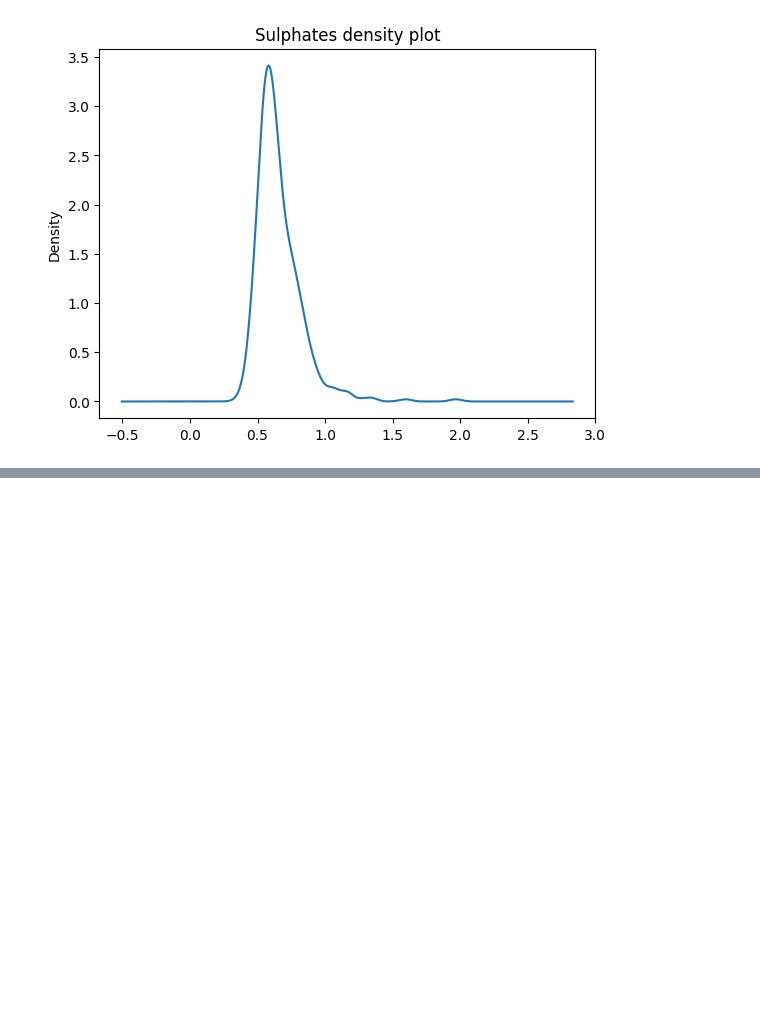
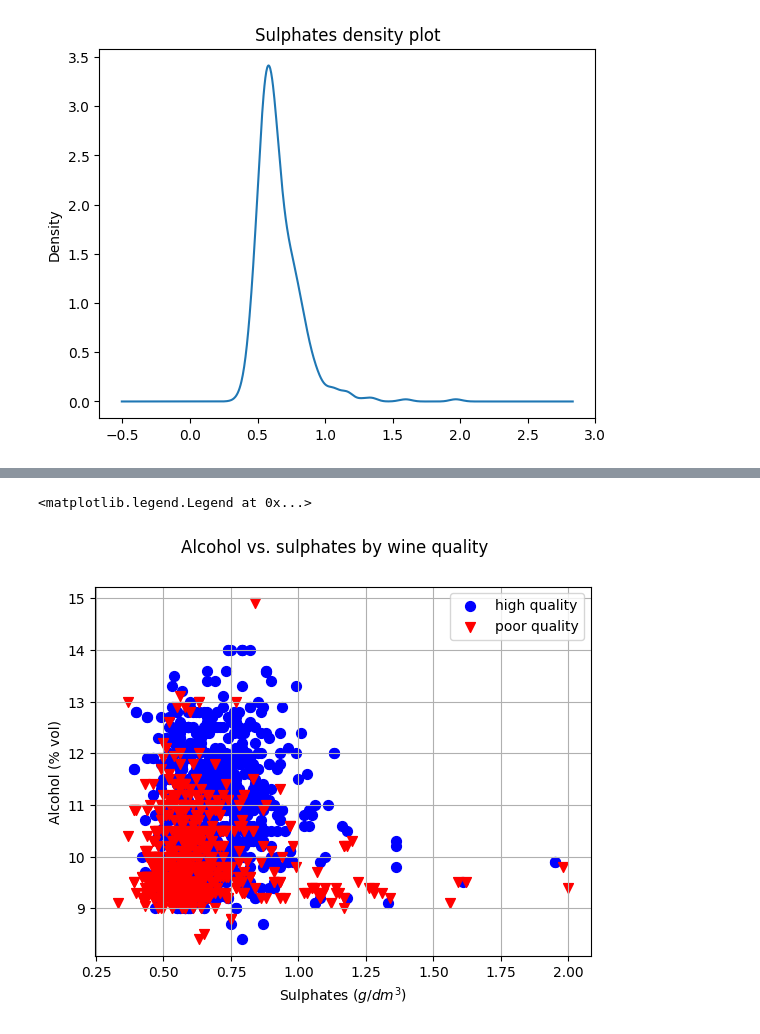
Before and after one commit to georgbasler/wine-quality, a Jupyter notebook: winequality.ipynb, the cells around one changed output, grey strips where cells are left out. Drawn from its saved outputs; the diff is of its cells as text; code cells hidden in the pictures; blank space fills up the shorter version.

```diff
--- a/winequality.ipynb
+++ b/winequality.ipynb
@@ -28,0 +50,13 @@ df_wine['sulphates'].plot.kde(title = 'Sulphates density plot');
+# %%
+high = df_wine[['sulphates', 'alcohol']][df_wine['quality'] > 5]
+low = df_wine[['sulphates', 'alcohol']][df_wine['quality'] <= 5]
+plt.scatter(high['sulphates'],high['alcohol'],s=50,c='blue',marker='o',label='high quality')
+plt.scatter(x=low['sulphates'],y=low['alcohol'],s=50,c='red',marker='v',label='poor quality')
+plt.suptitle('Alcohol vs. sulphates by wine quality')
+plt.xlabel(r'Sulphates ($g/dm^{3}$)')
+plt.ylabel('Alcohol (% vol)')
+plt.grid()
+plt.legend()
+# %% [output]
+<matplotlib.legend.Legend at 0x...>
+[figure, added]
```
Also changed, not shown: parts of 4 cells of this notebook.
